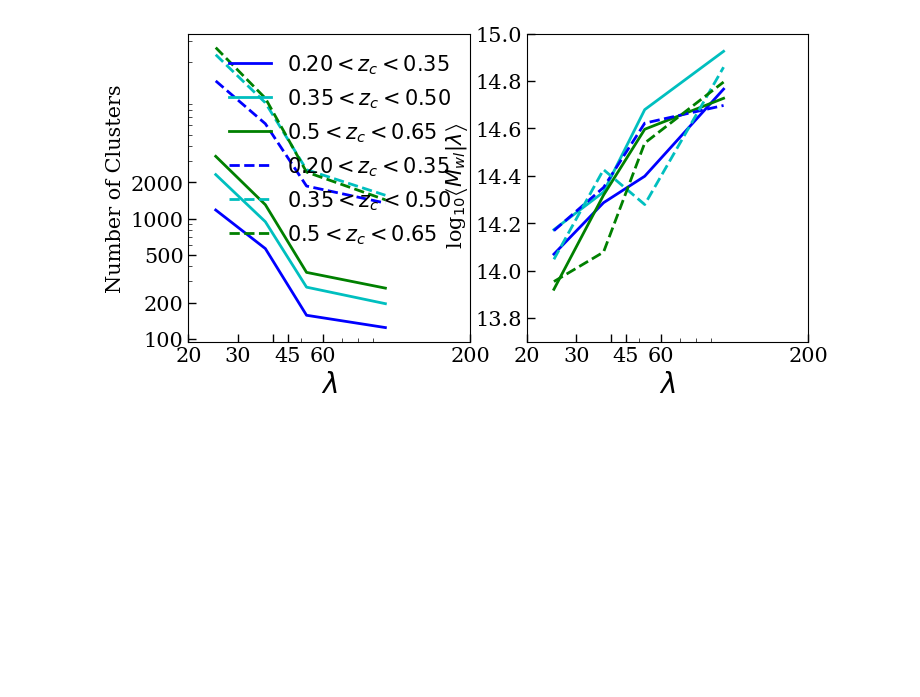
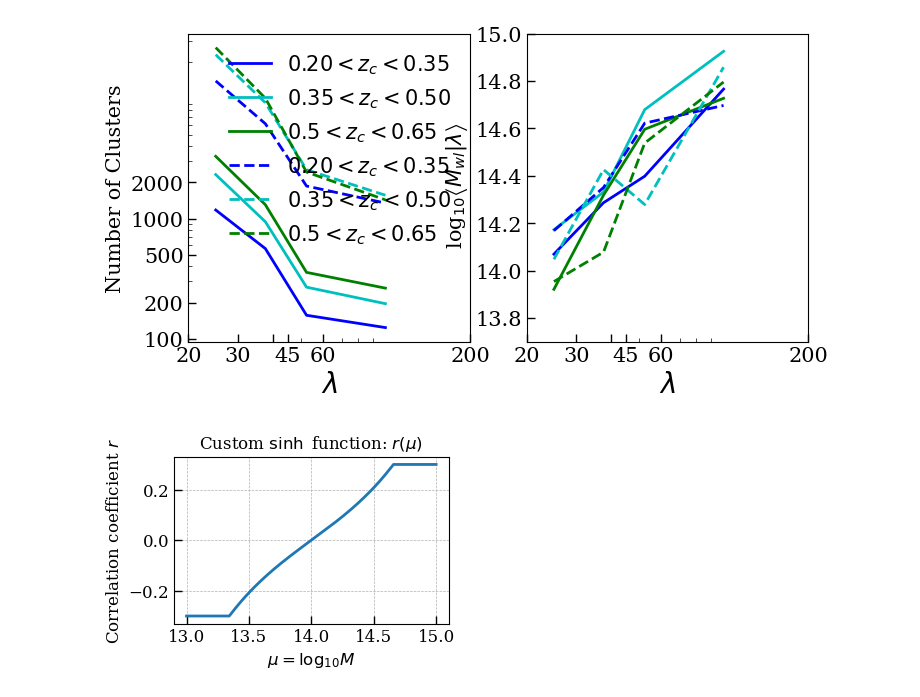
Before and after one commit to calumhrmurray/capish, a Jupyter notebook: notebooks/calum/tutorial_v01.ipynb, the cells around one changed output. Saved outputs shown, nothing was run; the diff lists cells and outputs as text; code cells hidden in the pictures; blank space fills up the shorter version.

```diff
--- a/notebooks/calum/tutorial_v01.ipynb
+++ b/notebooks/calum/tutorial_v01.ipynb
@@ -406,3 +406,25 @@ plt.yticks( fontsize = 15 )
   Text(0, 0, ''),
   Text(0, 0, '')])
 [figure]
+# %%
+def custom_sinh(mu):
+    # Find parameters a and b such that sinh(a*(mu-b)) maps 13 -> -1, 15 -> 1
+    # sinh(x) is odd, so center at (13+15)/2=14, scale so sinh(-a)= -1, sinh(a)=1
+    # Solve sinh(a) = 1 => a = np.arcsinh(1)
+    a = np.arcsinh(3)
+    b = 14
+    return np.sinh( a * (mu - b))/5
+
+mu = np.linspace(13, 15, 200)
+r = custom_sinh(mu)
+r = np.clip(r, -0.3, 0.3 )
+
+plt.figure()
+plt.plot(mu, r)
+plt.xlabel(r'$\mu = \log_{10} M$')
+plt.ylabel('Correlation coefficient $r$')
+plt.title(r'Custom $\sinh$ function: $r(\mu)$')
+plt.grid(True)
+plt.show()
+# %% [output]
+[figure, added]
```
Also changed, not shown: 9 other files.
